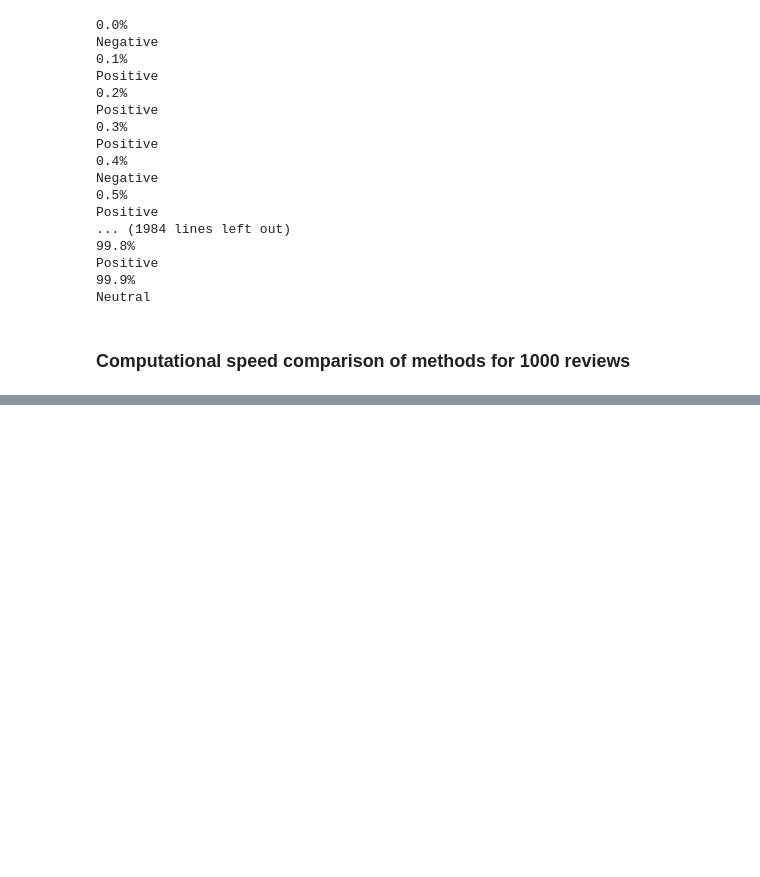
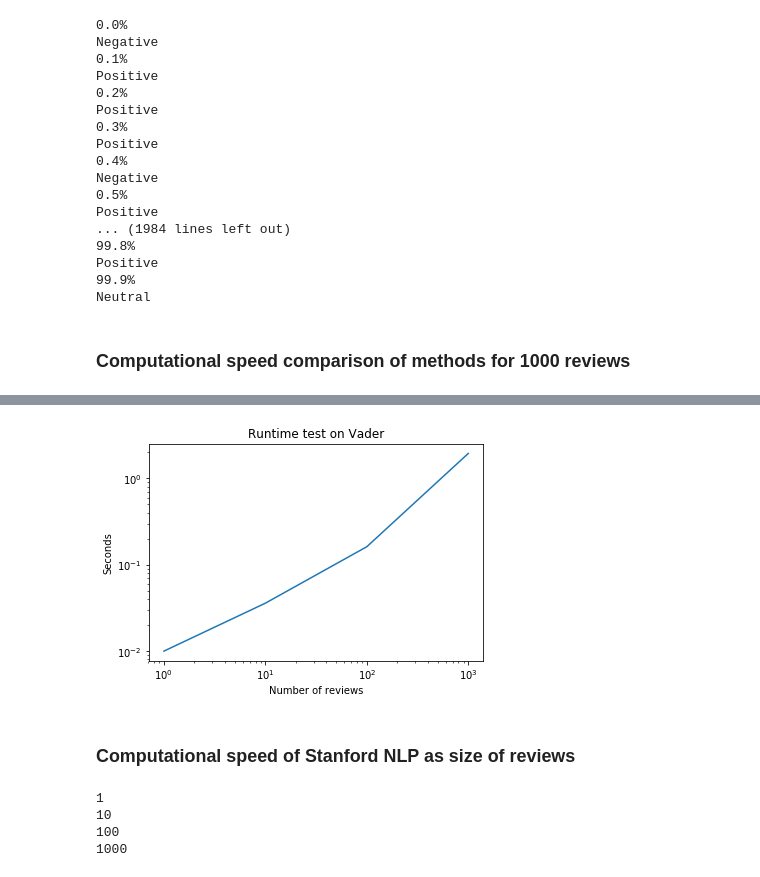
Before and after one commit to timjaya/neoway-brand-sentiment, a Jupyter notebook: analysis/Computational Speed Analysis.ipynb, the cells around one changed output, grey strips where cells are left out. Saved outputs shown, nothing was run; the diff lists cells and outputs as text; code cells hidden in the pictures; blank space fills up the shorter version.

```diff
--- a/analysis/Computational Speed Analysis.ipynb
+++ b/analysis/Computational Speed Analysis.ipynb
@@ -162,0 +192,47 @@ plt.show()
+# %%
+from vaderSentiment.vaderSentiment import SentimentIntensityAnalyzer
+vader_dict = dict()
+analyser = SentimentIntensityAnalyzer()
+
+for size in [1,10,100,1000]:
+    start_time = time.time()
+    for reviews in sample_reviews["text"].sample(n=size):
+        analyser.polarity_scores(reviews)
+    end_time = time.time()
+    vader_dict[size] = end_time - start_time
+# %%
+fig = plt.figure()
+ax = fig.add_subplot(1, 1, 1)
+ax.plot(vader_dict.keys(), vader_dict.values())
+ax.set_title("Runtime test on Vader")
+ax.set_xscale('log')
+ax.set_yscale('log')
+ax.set_xlabel("Number of reviews")
+ax.set_ylabel("Seconds")
+plt.show()
+# %% [output]
+[figure, added]
+# %% [markdown]
+### Computational speed of Stanford NLP as size of reviews
+# %%
+from pycorenlp import StanfordCoreNLP
+stanford_nlp_dict = dict()
+nlp = StanfordCoreNLP('http://localhost:9000')
+
+
+for size in [1, 10, 100, 1000]:
+    print(size)
+    start_time = time.time()
+    for reviews in sample_reviews["text"].sample(n=size):
+        res = nlp.annotate(reviews,
+                           properties={
+                               'annotators': 'sentiment',
+                               'outputFormat': 'json'
+                           })
+    end_time = time.time()
+    stanford_nlp_dict[size] = end_time - start_time
+# %% [output]
+1
+10
+100
+1000
```
Also changed, not shown: parts of 4 cells of this notebook.
